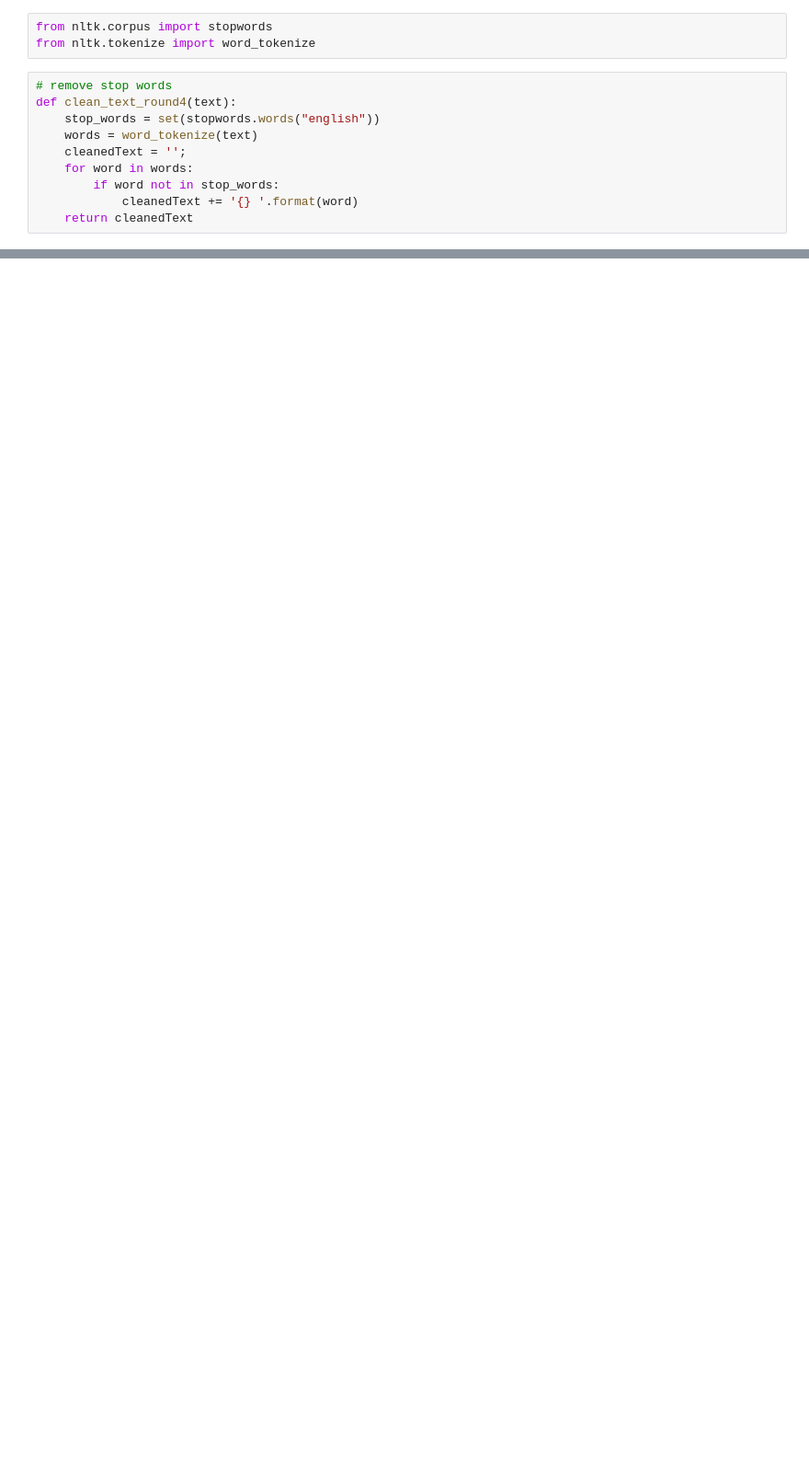
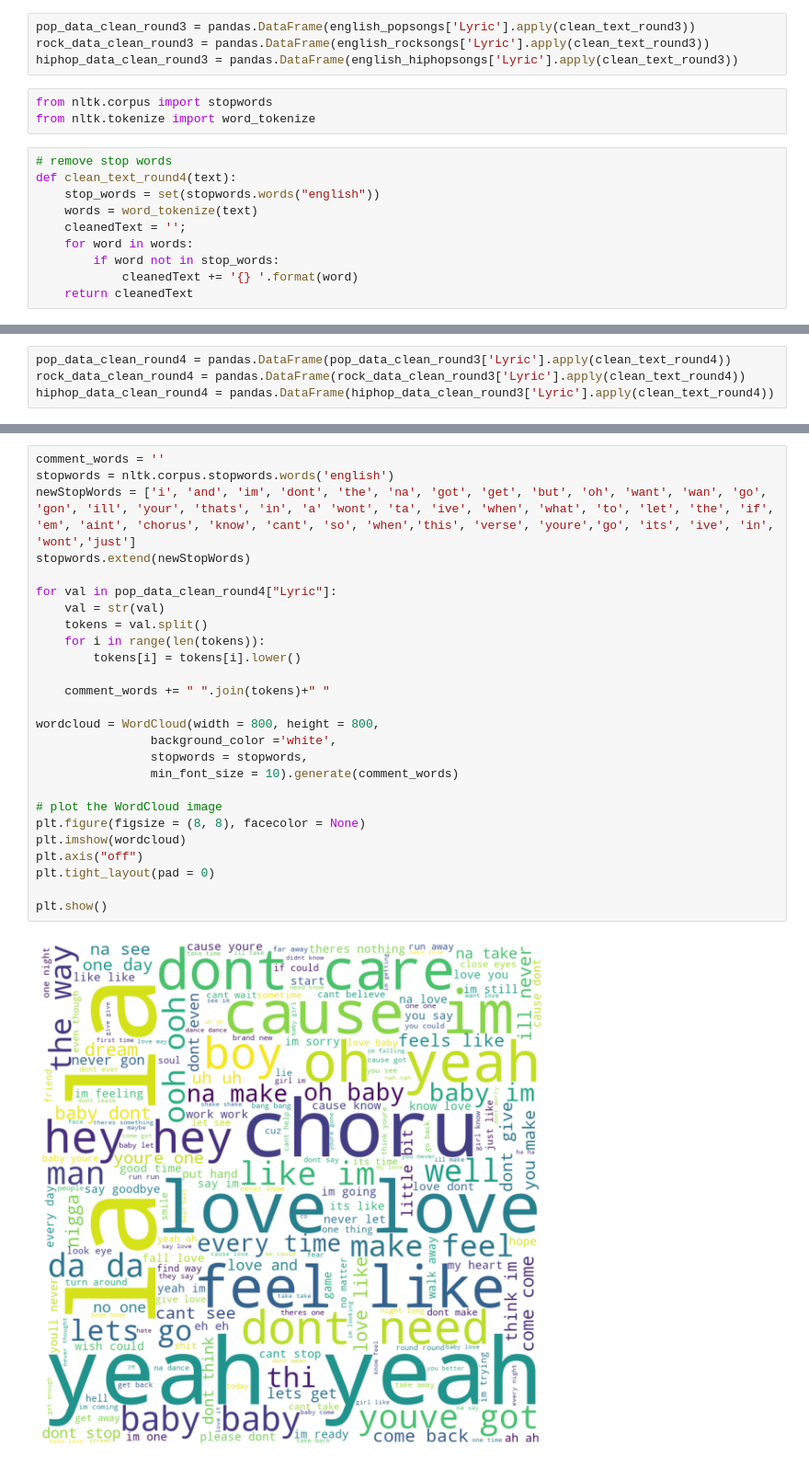
Before and after one commit to christianmadhan/Mandatory-Assignment-2, a Jupyter notebook: Mandatory Assignment 2.ipynb, the cells around one changed output, grey strips where cells are left out. Shown at 92% size. Drawn from its saved outputs; the diff is of its cells as text; blank space fills up the shorter version.

```diff
--- a/Mandatory Assignment 2.ipynb
+++ b/Mandatory Assignment 2.ipynb
@@ -83,3 +85,7 @@ data_clean_round3.to_csv('round3.csv', index=False)
+# %%
+pop_data_clean_round3 = pandas.DataFrame(english_popsongs['Lyric'].apply(clean_text_round3))
+rock_data_clean_round3 = pandas.DataFrame(english_rocksongs['Lyric'].apply(clean_text_round3))
+hiphop_data_clean_round3 = pandas.DataFrame(english_hiphopsongs['Lyric'].apply(clean_text_round3))
 # %%
 from nltk.corpus import stopwords
 from nltk.tokenize import word_tokenize
@@ -104,0 +102,4 @@ print(stop_words)
+# %%
+pop_data_clean_round4 = pandas.DataFrame(pop_data_clean_round3['Lyric'].apply(clean_text_round4))
+rock_data_clean_round4 = pandas.DataFrame(rock_data_clean_round3['Lyric'].apply(clean_text_round4))
+hiphop_data_clean_round4 = pandas.DataFrame(hiphop_data_clean_round3['Lyric'].apply(clean_text_round4))
@@ -104,0 +117,28 @@ print(stop_words)
+# %%
+comment_words = ''
+stopwords = nltk.corpus.stopwords.words('english')
+newStopWords = ['i', 'and', 'im', 'dont', 'the', 'na', 'got', 'get', 'but', 'oh', 'want', 'wan', 'go', 'gon', 'ill', 'your', 'thats', 'in', 'a' 'wont', 'ta', 'ive', 'when', 'what', 'to', 'let', 'the', 'if', 'em', 'aint', 'chorus', 'know', 'cant', 'so', 'when','this', 'verse', 'youre','go', 'its', 'ive', 'in', 'wont','just']
+stopwords.extend(newStopWords)
+
+for val in pop_data_clean_round4["Lyric"]:
+    val = str(val)
+    tokens = val.split()
+    for i in range(len(tokens)):
+        tokens[i] = tokens[i].lower()
+
+    comment_words += " ".join(tokens)+" "
+
+wordcloud = WordCloud(width = 800, height = 800,
+                background_color ='white',
+                stopwords = stopwords,
+                min_font_size = 10).generate(comment_words)
+
+# plot the WordCloud image
+plt.figure(figsize = (8, 8), facecolor = None)
+plt.imshow(wordcloud)
+plt.axis("off")
+plt.tight_layout(pad = 0)
+
+plt.show()
+# %% [output]
+[figure, added]
```
Also changed, not shown: parts of 16 cells of this notebook.
